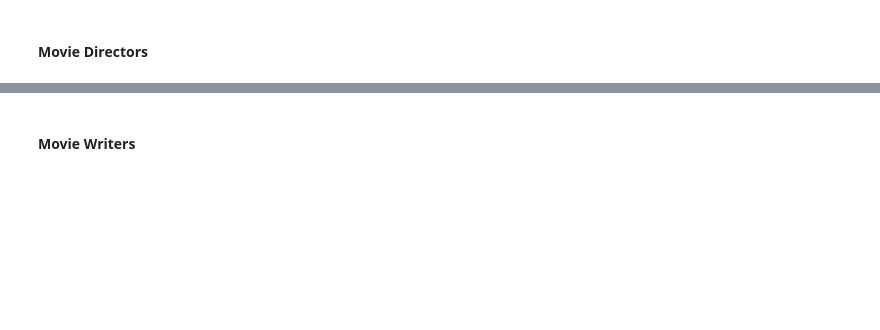
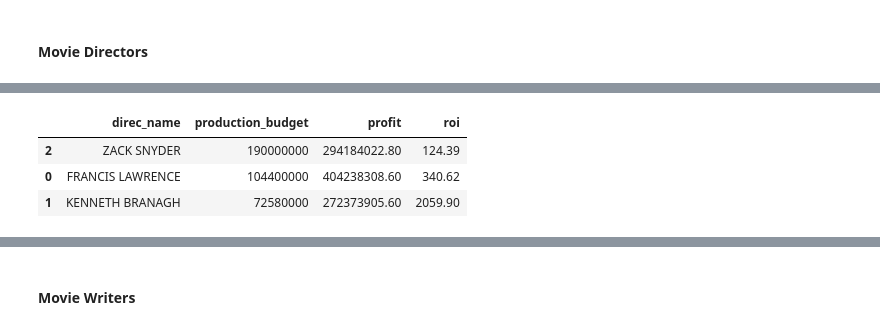
Before and after one commit to kamalova/Microsoft-Movie-Studio-Analysis, a Jupyter notebook: microsoft_movie_analysis.ipynb, the cells around one changed output, grey strips where cells are left out. Cells and saved outputs as stored; diff of their text form; code cells hidden in the pictures; blank space fills up the shorter version.

Commit message:
renew images

```diff
--- a/microsoft_movie_analysis.ipynb
+++ b/microsoft_movie_analysis.ipynb
@@ -775,20 +776,3 @@ final_direc
 | 12 | Cinderella | 2900000 | Kenneth Branagh | tt1661199 | [Drama, Family, Fantasy] | Charles Perrault | 1M_10M | 260691415.00 | 8989.36 |
 | 13 | Jack Ryan: Shadow Recruit | 60000000 | Kenneth Branagh | tt1205537 | [Action, Drama, Thriller] | David Koepp | 50M_70M | 71377412.00 | 118.96 |
 | 14 | Murder on the Orient Express | 55000000 | Kenneth Branagh | tt3402236 | [Crime, Drama, Mystery] | Agatha Christie | 50M_70M | 290922730.00 | 528.95 |
-# %%
-final_direc['direc_name'] = final_direc['direc_name'].str.upper()
-# creating Plot
-plt.figure(figsize=(10,5))
-
-sns.set_style('darkgrid',{'font.family':'serif', 'font.serif':['Times New Roman']})
-
-ax = sns.scatterplot( x='budget_bins',data=final_direc, y='title', s=130, hue='direc_name',marker="X")
-
-plt.title("Movies Production Budget of Top Profitable  Directors ", fontdict= { 'fontsize': 11, 'fontweight':'bold'})
-plt.xlabel("Production Budget in Millions", fontdict= { 'fontsize': 10, 'fontweight':'bold'})
-plt.ylabel("Movies", fontdict= { 'fontsize': 10, 'fontweight':'bold'})
-sns.despine(left=True, bottom=True)
-
-plt.xticks(rotation=45)
-plt.savefig('./images/fig6.png')
-plt.show()
@@ -796,0 +779,10 @@ plt.show()
+# %%
+# grouping the directors based on their movie budgets
+direc_budget = final_direc.groupby('direc_name').mean().reset_index().sort_values('production_budget', ascending=False)
+direc_budget['direc_name'] = direc_budget['direc_name'].map(str.upper)
+direc_budget
+# %% [output]
+|  | direc_name | production_budget | profit | roi |
+| 2 | ZACK SNYDER | 190000000 | 294184022.80 | 124.39 |
+| 0 | FRANCIS LAWRENCE | 104400000 | 404238308.60 | 340.62 |
+| 1 | KENNETH BRANAGH | 72580000 | 272373905.60 | 2059.90 |
```
Also changed, not shown: parts of 16 cells of this notebook, 9 other files.
